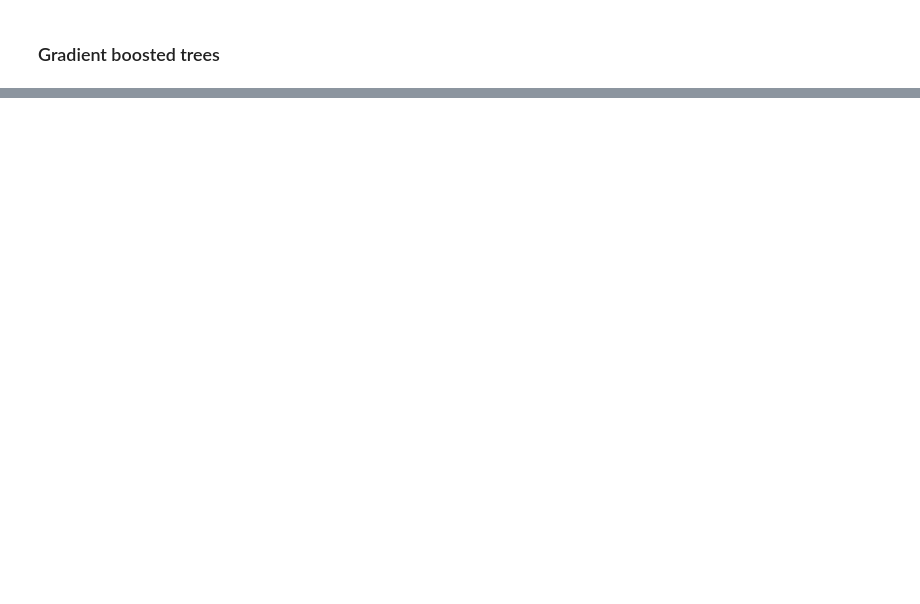
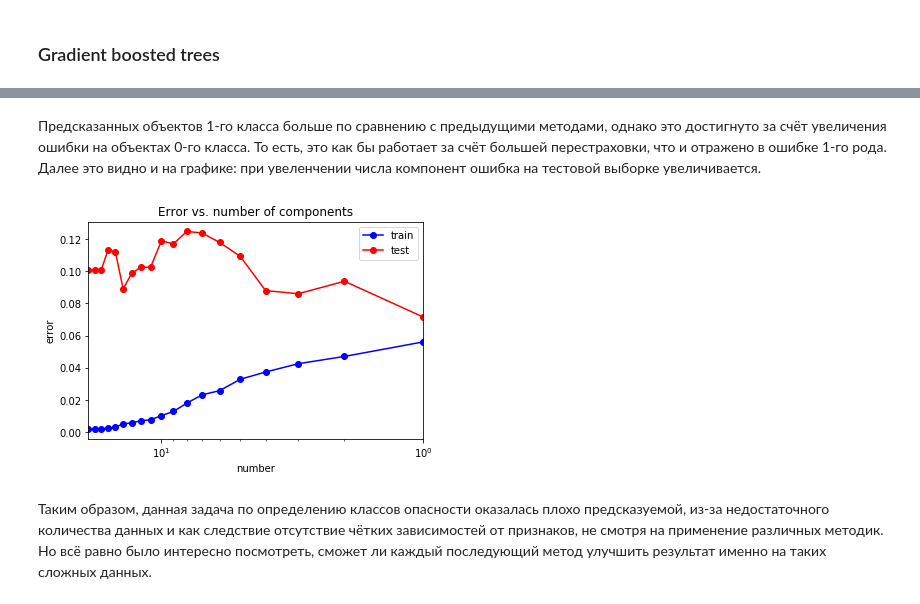
Before and after one commit to karevboris/machinelearning, a Jupyter notebook: seismic-bumps.ipynb, the cells around one changed output, grey strips where cells are left out. Saved outputs shown, nothing was run; the diff lists cells and outputs as text; code cells hidden in the pictures; blank space fills up the shorter version.

```diff
--- a/seismic-bumps.ipynb
+++ b/seismic-bumps.ipynb
@@ -1010,0 +1096,32 @@ pass
+# %% [markdown]
+Предсказанных объектов 1-го класса больше по сравнению с предыдущими методами, однако это достигнуто за счёт увеличения ошибки на объектах 0-го класса. То есть, это как бы работает за счёт большей перестраховки, что и отражено в ошибке 1-го рода. Далее это видно и на графике: при увеленчении числа компонент ошибка на тестовой выборке увеличивается.
+# %%
+num_arr = [i+1 for i in range(19)]
+test_err = []
+train_err = []
+for num in num_arr:
+    pca = PCA(n_components=int(num))
+    pca_train = pca.fit_transform(X_train)
+    pca_test = pca.fit_transform(X_test)
+
+    ada = ensemble.AdaBoostClassifier(n_estimators = 500)
+    ada.fit(pca_train, y_train)
+
+    y_train_pred = ada.predict(pca_train)
+    y_test_pred = ada.predict(pca_test)
+
+    train_err.append(np.mean(y_train != y_train_pred))
+    test_err.append(np.mean(y_test != y_test_pred))
+
+plt.semilogx(num_arr, train_err, 'b-o', label = 'train')
+plt.semilogx(num_arr, test_err, 'r-o', label = 'test')
+plt.xlim([np.max(num_arr), np.min(num_arr)])
+plt.title('Error vs. number of components')
+plt.xlabel('number')
+plt.ylabel('error')
+plt.legend()
+pass
+# %% [output]
+[figure, added]
+# %% [markdown]
+Таким образом, данная задача по определению классов опасности оказалась плохо предсказуемой, из-за недостаточного количества данных и как следствие отсутствие чётких зависимостей от признаков, не смотря на применение различных методик. Но всё равно было интересно посмотреть, сможет ли каждый последующий метод улучшить результат именно на таких сложных данных.
```
Also changed, not shown: parts of 39 cells of this notebook.
